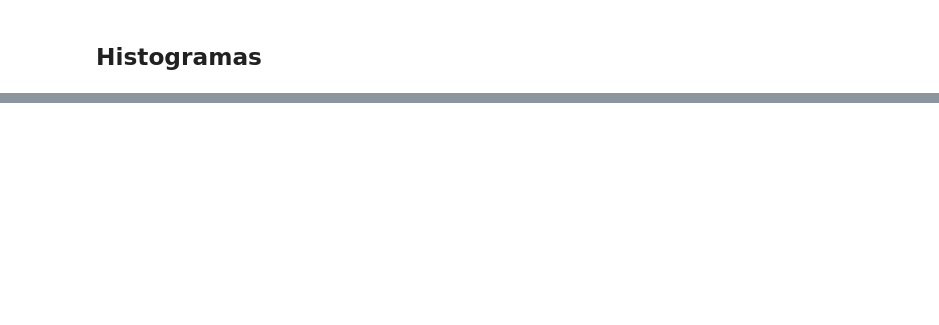
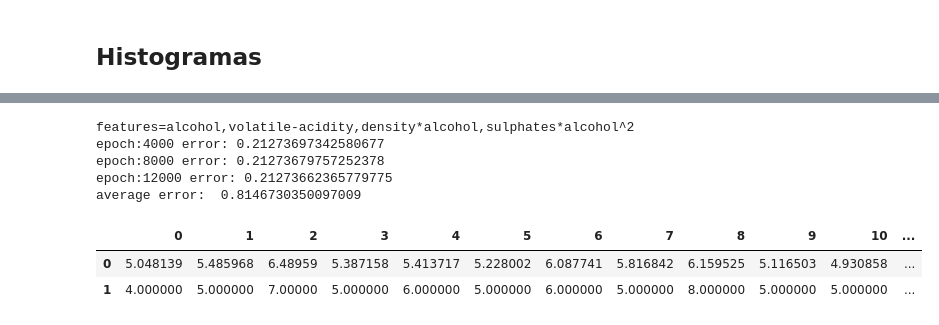
Before and after one commit to gallowstree/machine-learning-labs-2020, a Jupyter notebook: 02-regresion-polinomial/regresion_polinomial.ipynb, the cells around one changed output, grey strips where cells are left out. Cells and saved outputs as stored; diff of their text form; code cells hidden in the pictures; blank space fills up the shorter version.

```diff
--- a/02-regresion-polinomial/regresion_polinomial.ipynb
+++ b/02-regresion-polinomial/regresion_polinomial.ipynb
@@ -382,0 +478,17 @@ deg3_df.corr()['quality'].to_frame().T.style.background_gradient(cmap=colormap,
+# %%
+
+weights, scaler = train_with_features([alcohol, volatile_acidity, density * alcohol, sulphates * alcohol**2],\
+                                     extra_conf_str='features=alcohol,volatile-acidity,density*alcohol,sulphates*alcohol^2')
+
+avg_error, table = predict_test_data([test_alcohol, test_volatile_acidity, test_density * test_alcohol, test_sulphates * test_alcohol**2], weights, scaler)
+print('average error: ', avg_error)
+table
+# %% [output]
+features=alcohol,volatile-acidity,density*alcohol,sulphates*alcohol^2
+epoch:4000 error: 0.21273697342580677
+epoch:8000 error: 0.21273679757252378
+epoch:12000 error: 0.21273662365779775
+average error:  0.8146730350097009
+|  | 0 | 1 | 2 | 3 | 4 | 5 | 6 | 7 | 8 | 9 | 10 | ... |
+| 0 | 5.048139 | 5.485968 | 6.48959 | 5.387158 | 5.413717 | 5.228002 | 6.087741 | 5.816842 | 6.159525 | 5.116503 | 4.930858 | ... |
+| 1 | 4.000000 | 5.000000 | 7.00000 | 5.000000 | 6.000000 | 5.000000 | 6.000000 | 5.000000 | 8.000000 | 5.000000 | 5.000000 | ... |
```
Also changed, not shown: parts of 38 cells of this notebook.
